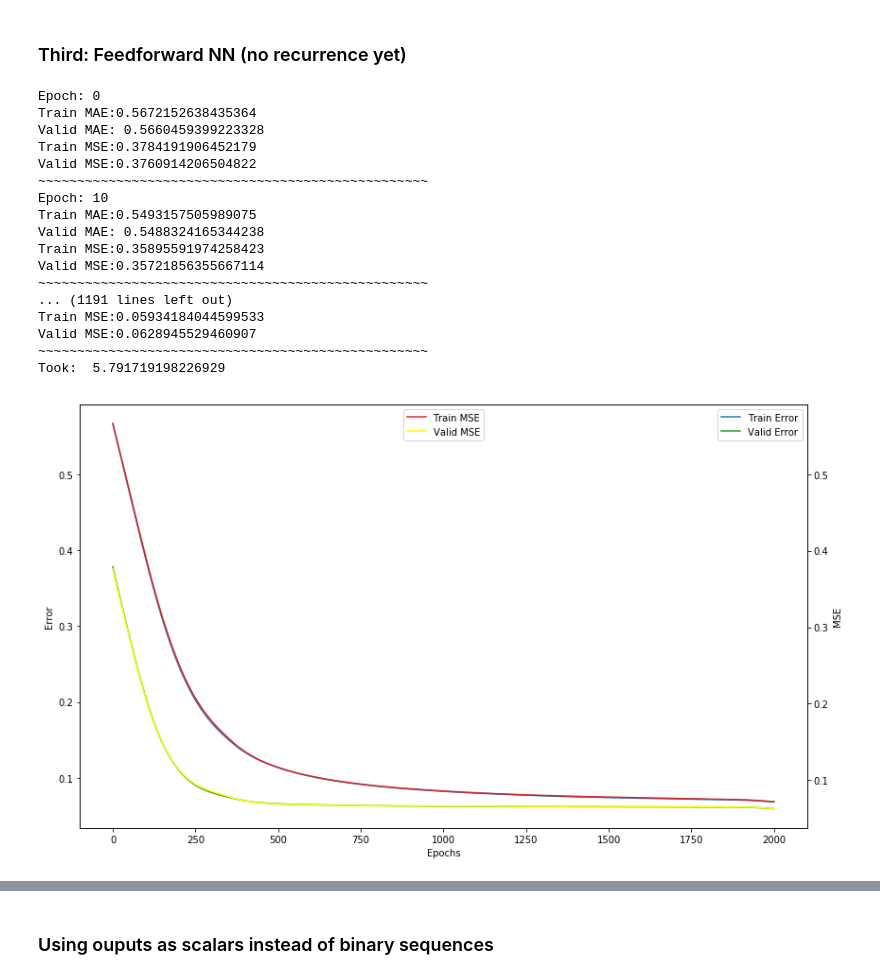
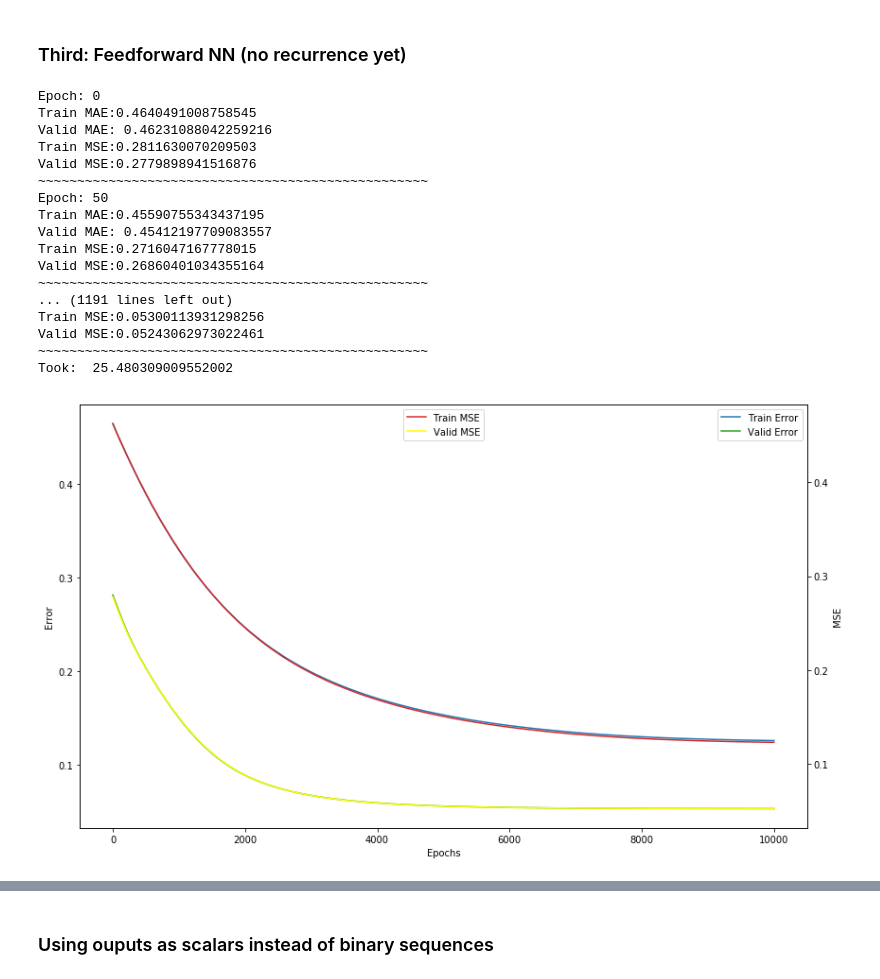
Before and after one commit to AmmarRashed/LSTM4fun, a Jupyter notebook: binary_addition.ipynb, the cells around one changed output, grey strips where cells are left out. Cells and saved outputs as stored; diff of their text form; code cells hidden in the pictures.

```diff
--- a/binary_addition.ipynb
+++ b/binary_addition.ipynb
@@ -341,27 +317,57 @@ def print_results(graph, saver, n=10, path="./binary_addition_ff", FF=False, sca
+# %%
+reset_graph()
+
+
+graph_ff = tf.Graph()
+
+with graph_ff.as_default():
+    x1 = tf.placeholder(tf.float32, [None, bin_size])
+    x2 = tf.placeholder(tf.float32, [None, bin_size])
+    y = tf.placeholder(tf.float32, [None, bin_size])
+
+    W1 = tf.Variable(tf.random_normal([bin_size, bin_size]))
+
+    W2 = tf.Variable(tf.random_normal([bin_size, bin_size]))
+
+    b = tf.Variable(tf.random_normal([bin_size]))
+
+    predictions = tf.nn.sigmoid(tf.add(tf.add(tf.matmul(x1, W1), tf.matmul(x2, W2)), b))
+
+    loss = tf.reduce_mean(tf.abs(y - predictions))
+
+    mse = tf.reduce_mean(tf.losses.mean_squared_error(y, predictions))
+
+    optimizer = tf.train.AdamOptimizer().minimize(mse)
+
+    pred = tf.round(predictions)
+
+    init = tf.global_variables_initializer()
+    saver = tf.train.Saver()
 # %%
-training, testing, training_mse, testing_mse, saver_ff = run_session_rnn(graph_ff, saver, FF=True, epochs=2000, p_every=10)
+training, testing, training_mse, testing_mse, saver_ff = run_session_rnn(
+    graph_ff, saver, FF=True, epochs=10000, p_every=50)
 # %% [output]
 Epoch: 0
-Train MAE:0.5672152638435364
-Valid MAE: 0.5660459399223328
-Train MSE:0.3784191906452179
-Valid MSE:0.3760914206504822
+Train MAE:0.4640491008758545
+Valid MAE: 0.46231088042259216
+Train MSE:0.2811630070209503
+Valid MSE:0.2779898941516876
 ~~~~~~~~~~~~~~~~~~~~~~~~~~~~~~~~~~~~~~~~~~~~~~~~~~
-Epoch: 10
-Train MAE:0.5493157505989075
-Valid MAE: 0.5488324165344238
-Train MSE:0.35895591974258423
-Valid MSE:0.35721856355667114
+Epoch: 50
+Train MAE:0.45590755343437195
+Valid MAE: 0.45412197709083557
+Train MSE:0.2716047167778015
+Valid MSE:0.26860401034355164
 ~~~~~~~~~~~~~~~~~~~~~~~~~~~~~~~~~~~~~~~~~~~~~~~~~~
 ... (1191 lines left out)
-Train MSE:0.05934184044599533
-Valid MSE:0.0628945529460907
+Train MSE:0.05300113931298256
+Valid MSE:0.05243062973022461
 ~~~~~~~~~~~~~~~~~~~~~~~~~~~~~~~~~~~~~~~~~~~~~~~~~~
-Took:  5.791719198226929
+Took:  25.480309009552002
 # %%
-plot_results(training, testing, training_mse, testing_mse, "Error")
+plot_results(training, testing, training_mse, testing_mse, "MAE")
 # %% [output]
-[figure, old version]
+[figure, new version]
 # %%
 print_results(graph_ff, saver_ff, FF=True)
 # %% [output]
```
Also changed, not shown: parts of 18 cells of this notebook.
